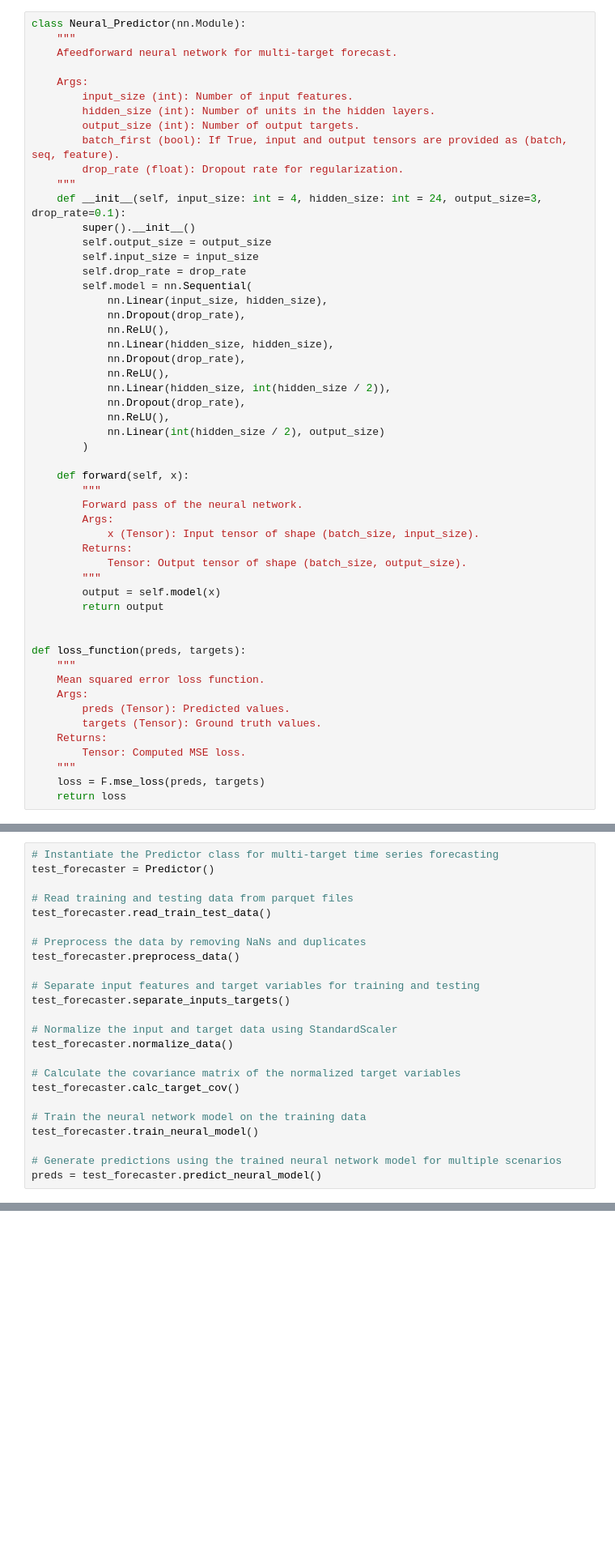
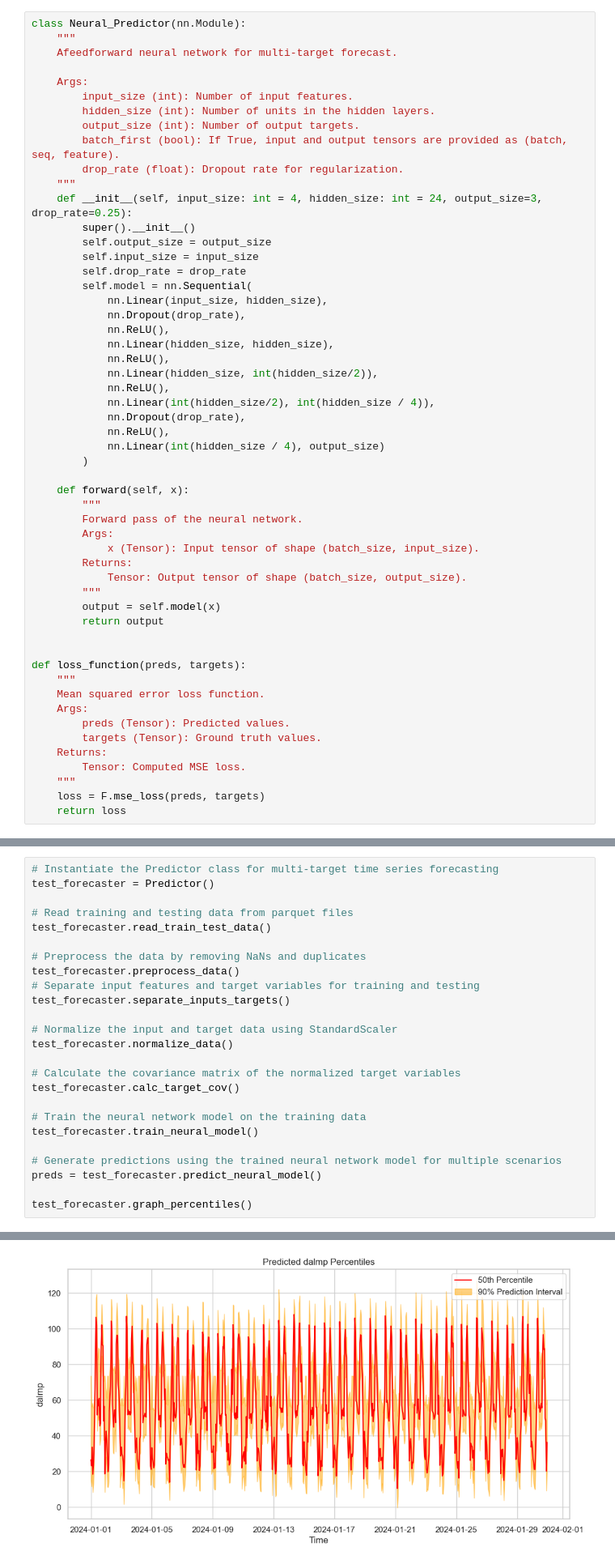
Before and after one commit to vizcayal/habitat, a Jupyter notebook: training_pipeline.ipynb, the cells around one changed output, grey strips where cells are left out. Shown at 81% size. Cells and saved outputs as stored; diff of their text form; blank space fills up the shorter version.

```diff
--- a/training_pipeline.ipynb
+++ b/training_pipeline.ipynb
@@ -23,7 +24,7 @@ class Neural_Predictor(nn.Module):
         batch_first (bool): If True, input and output tensors are provided as (batch, seq, feature).
         drop_rate (float): Dropout rate for regularization.
     """
-    def __init__(self, input_size: int = 4, hidden_size: int = 24, output_size=3, drop_rate=0.1):
+    def __init__(self, input_size: int = 4, hidden_size: int = 24, output_size=3, drop_rate=0.25):
         super().__init__()
         self.output_size = output_size
         self.input_size = input_size
@@ -33,12 +34,13 @@ class Neural_Predictor(nn.Module):
             nn.Dropout(drop_rate),
             nn.ReLU(),
             nn.Linear(hidden_size, hidden_size),
+            nn.ReLU(),
+            nn.Linear(hidden_size, int(hidden_size/2)),
+            nn.ReLU(),
+            nn.Linear(int(hidden_size/2), int(hidden_size / 4)),
             nn.Dropout(drop_rate),
             nn.ReLU(),
-            nn.Linear(hidden_size, int(hidden_size / 2)),
-            nn.Dropout(drop_rate),
-            nn.ReLU(),
-            nn.Linear(int(hidden_size / 2), output_size)
+            nn.Linear(int(hidden_size / 4), output_size)
         )
 
     def forward(self, x):
@@ -221,7 +255,6 @@ test_forecaster.read_train_test_data()
 
 # Preprocess the data by removing NaNs and duplicates
 test_forecaster.preprocess_data()
-
 # Separate input features and target variables for training and testing
 test_forecaster.separate_inputs_targets()
 
@@ -236,4 +269,6 @@ test_forecaster.train_neural_model()
 
 # Generate predictions using the trained neural network model for multiple scenarios
 preds = test_forecaster.predict_neural_model()
+
+test_forecaster.graph_percentiles()
 # %% [output]
@@ -256,0 +292 @@ Epoch 0/1, Loss: 0.3765218257904053
+[figure, added]
```
Also changed, not shown: parts of 3 cells of this notebook, 3 other files.
